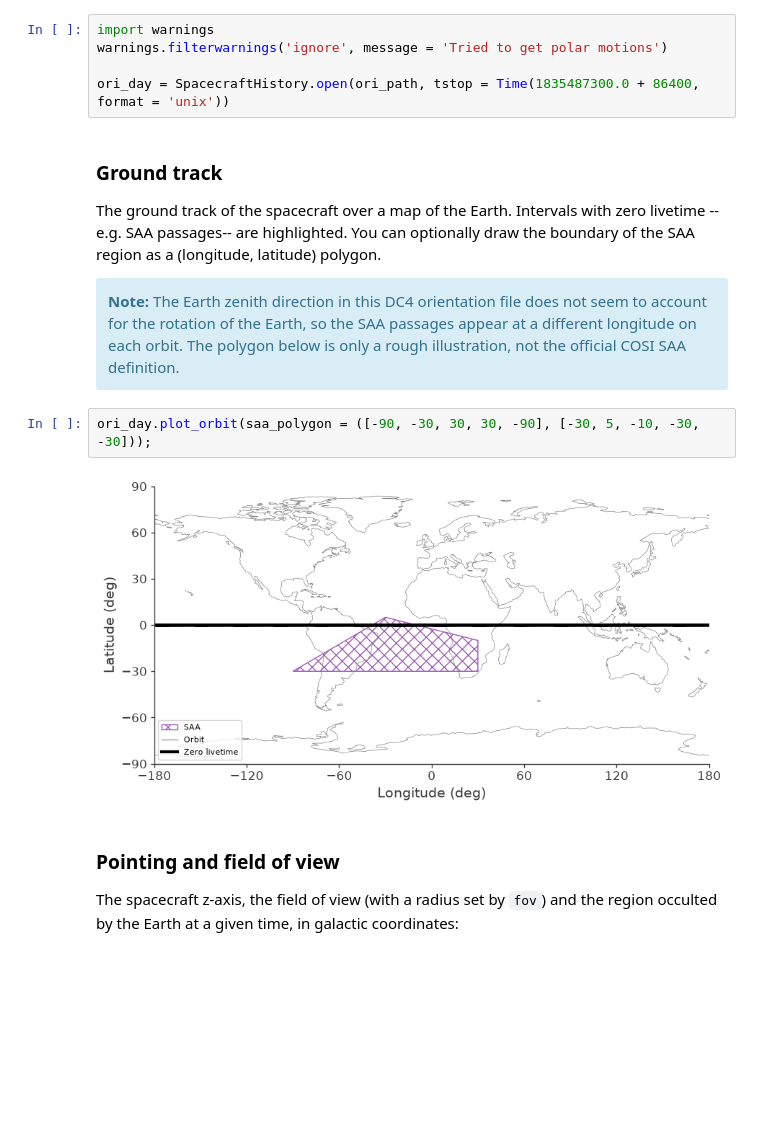
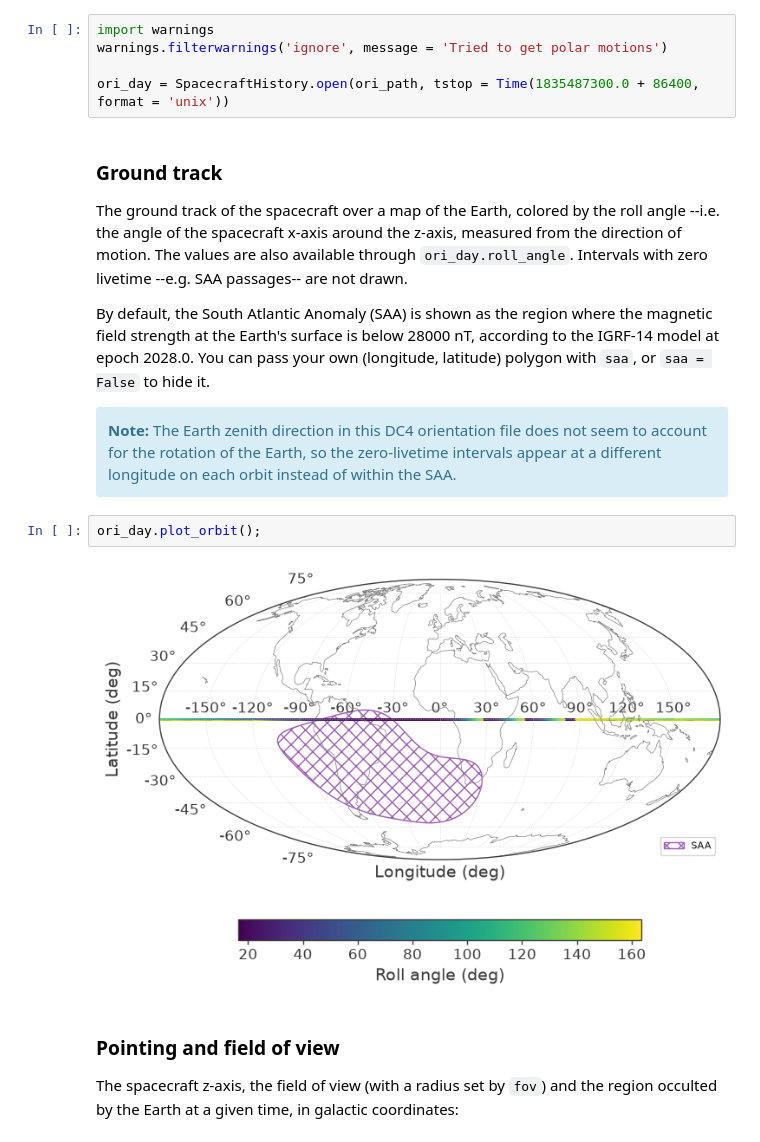
Before and after one commit to cositools/cosipy, a Jupyter notebook: docs/tutorials/response/SpacecraftFile.ipynb, the cells around one changed output. Cells and saved outputs as stored; diff of their text form; blank space fills up the shorter version.

```diff
--- a/docs/tutorials/response/SpacecraftFile.ipynb
+++ b/docs/tutorials/response/SpacecraftFile.ipynb
@@ -92,14 +92,16 @@ ori_day = SpacecraftHistory.open(ori_path, tstop = Time(1835487300.0 + 86400, fo
 # %% [markdown]
 ### Ground track
 
-The ground track of the spacecraft over a map of the Earth. Intervals with zero livetime --e.g. SAA passages-- are highlighted. You can optionally draw the boundary of the SAA region as a (longitude, latitude) polygon.
+The ground track of the spacecraft over a map of the Earth, colored by the roll angle --i.e. the angle of the spacecraft x-axis around the z-axis, measured from the direction of motion. The values are also available through `ori_day.roll_angle`. Intervals with zero livetime --e.g. SAA passages-- are not drawn.
+
+By default, the South Atlantic Anomaly (SAA) is shown as the region where the magnetic field strength at the Earth's surface is below 28000 nT, according to the IGRF-14 model at epoch 2028.0. You can pass your own (longitude, latitude) polygon with `saa`, or `saa = False` to hide it.
 
 <div class="alert alert-block alert-info">
-<b>Note:</b> The Earth zenith direction in this DC4 orientation file does not seem to account for the rotation of the Earth, so the SAA passages appear at a different longitude on each orbit. The polygon below is only a rough illustration, not the official COSI SAA definition.</div>
+<b>Note:</b> The Earth zenith direction in this DC4 orientation file does not seem to account for the rotation of the Earth, so the zero-livetime intervals appear at a different longitude on each orbit instead of within the SAA.</div>
 # %%
-ori_day.plot_orbit(saa_polygon = ([-90, -30, 30, 30, -90], [-30, 5, -10, -30, -30]));
+ori_day.plot_orbit();
 # %% [output]
-[figure, old version]
+[figure, new version]
 # %% [markdown]
 ### Pointing and field of view
 
```
Also changed, not shown: 3 other files.
